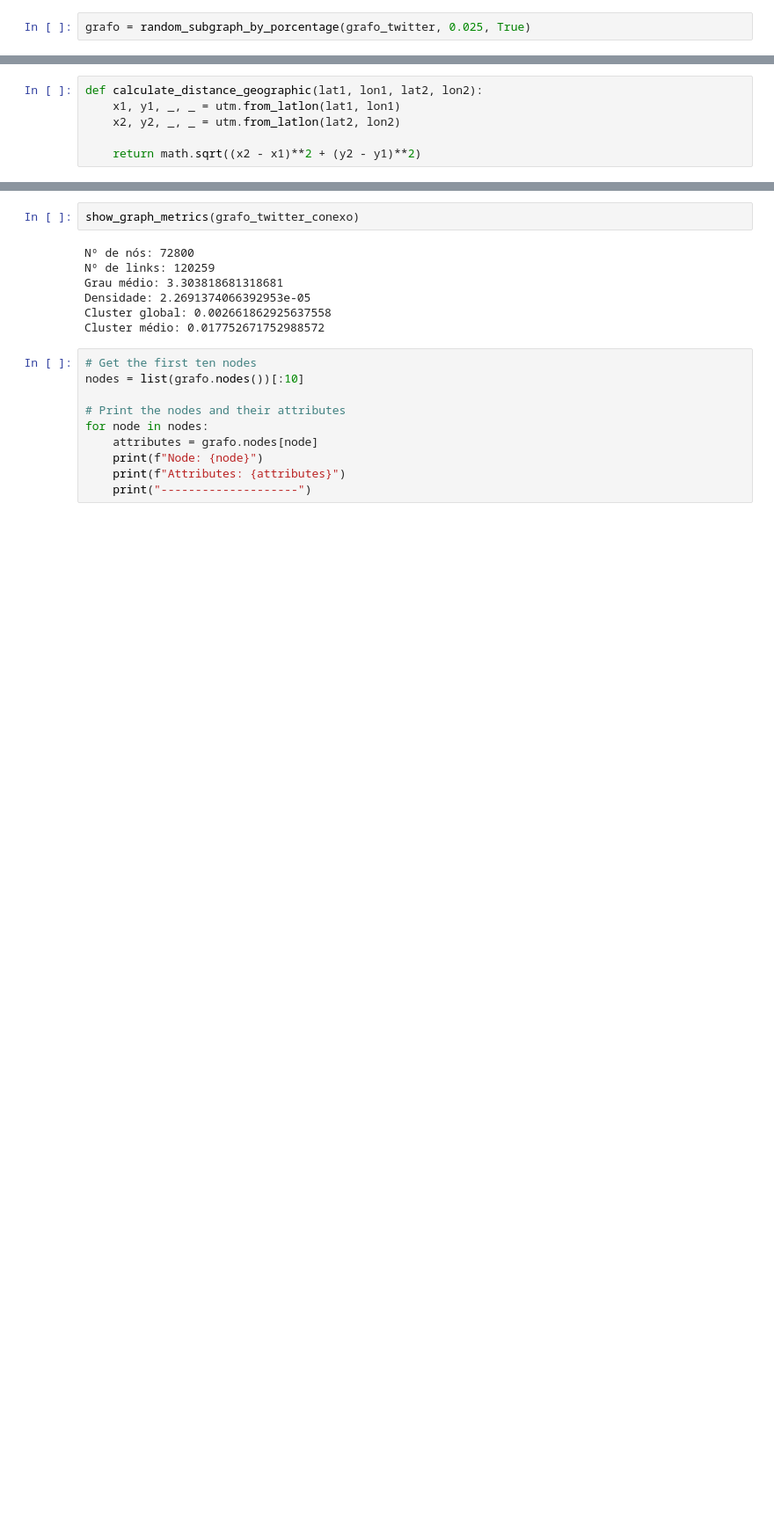
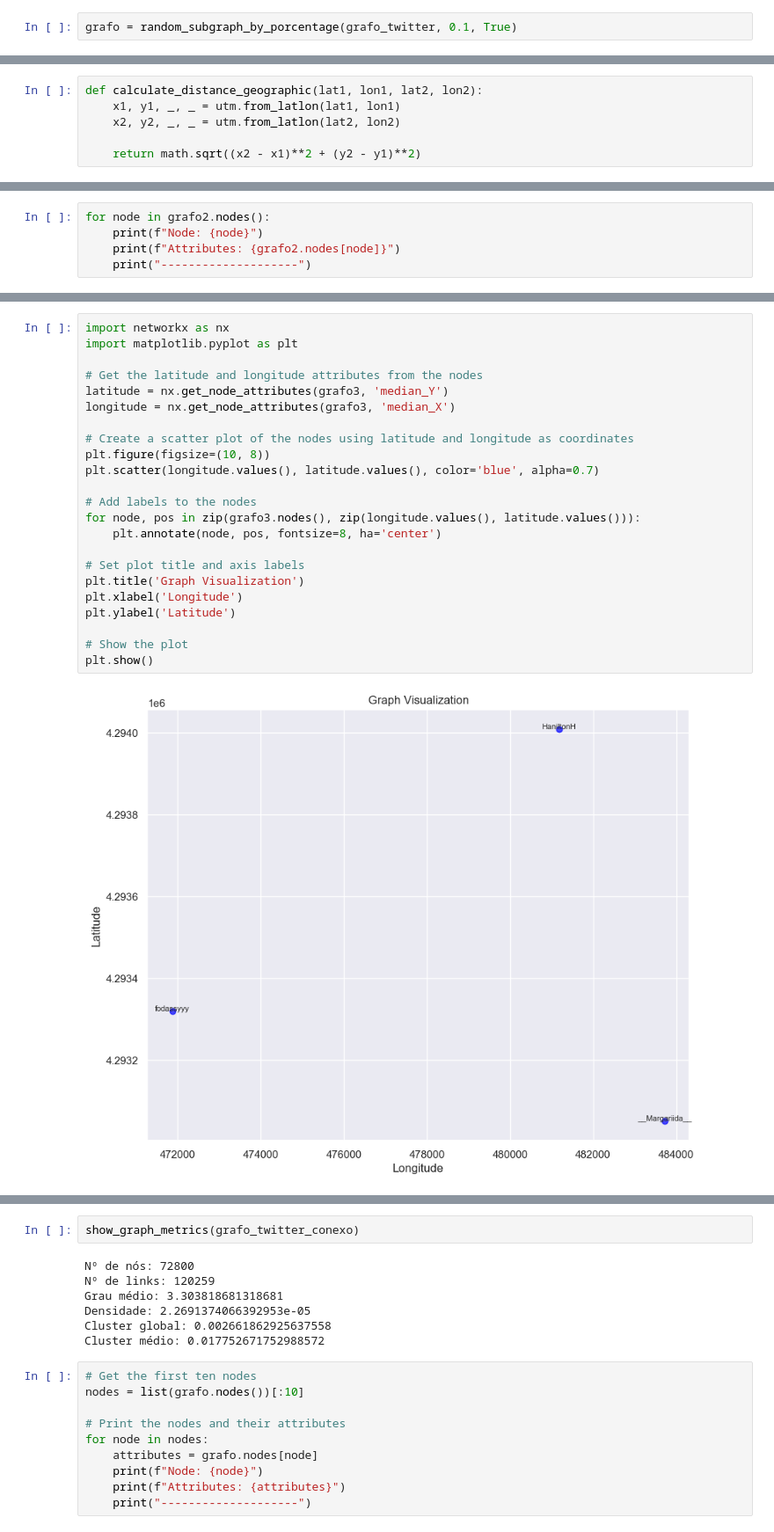
Before and after one commit to lealeric/Codigo_TCC, a Jupyter notebook: TCC_ERIC.ipynb, the cells around one changed output, grey strips where cells are left out. Shown: that part at 88% size. Saved outputs shown, nothing was run; the diff lists cells and outputs as text; blank space fills up the shorter version.

```diff
--- a/TCC_ERIC.ipynb
+++ b/TCC_ERIC.ipynb
@@ -1126,7 +1125,7 @@ for item in tqdmBasic([0.01, 0.025, 0.05, 0.1], total=4):
     grafo = random_subgraph_by_porcentage(grafo_twitter, item, connected_only=True)
     compute_and_export_the_data_from_subgraphs(grafo, columns=itens, porcentage=item, output_file_name="connected_subgraphs_data.csv")
 # %%
-grafo = random_subgraph_by_porcentage(grafo_twitter, 0.025, True)
+grafo = random_subgraph_by_porcentage(grafo_twitter, 0.1, True)
 # %%
 show_graph_metrics(grafo)
 # %% [output]
@@ -1234,0 +1258,5 @@ Node: sergiofilipe, Distance: 9032.286866380671, log(f(x)): -0.00651104040615945
+# %%
+for node in grafo2.nodes():
+    print(f"Node: {node}")
+    print(f"Attributes: {grafo2.nodes[node]}")
+    print("--------------------")
@@ -1234,0 +1281,25 @@ Node: sergiofilipe, Distance: 9032.286866380671, log(f(x)): -0.00651104040615945
+# %%
+import networkx as nx
+import matplotlib.pyplot as plt
+
+# Get the latitude and longitude attributes from the nodes
+latitude = nx.get_node_attributes(grafo3, 'median_Y')
+longitude = nx.get_node_attributes(grafo3, 'median_X')
+
+# Create a scatter plot of the nodes using latitude and longitude as coordinates
+plt.figure(figsize=(10, 8))
+plt.scatter(longitude.values(), latitude.values(), color='blue', alpha=0.7)
+
+# Add labels to the nodes
+for node, pos in zip(grafo3.nodes(), zip(longitude.values(), latitude.values())):
+    plt.annotate(node, pos, fontsize=8, ha='center')
+
+# Set plot title and axis labels
+plt.title('Graph Visualization')
+plt.xlabel('Longitude')
+plt.ylabel('Latitude')
+
+# Show the plot
+plt.show()
+# %% [output]
+[figure, added]
```
Also changed, not shown: parts of 22 cells of this notebook, 3 other files.
